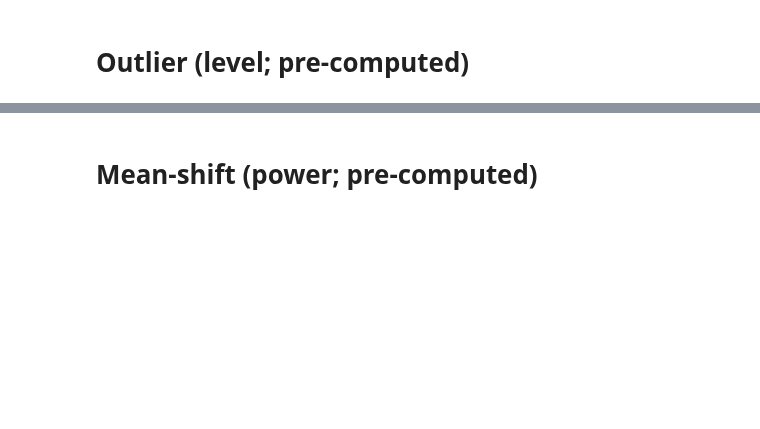
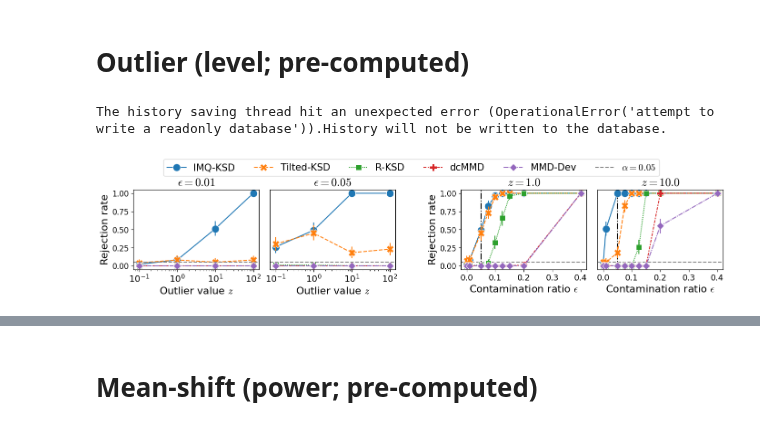
Before and after one commit to XingLLiu/robust-kernel-test, a Jupyter notebook: notebooks/gaussian.ipynb, the cells around one changed output, grey strips where cells are left out. Drawn from its saved outputs; the diff is of its cells as text; code cells hidden in the pictures; blank space fills up the shorter version.

```diff
--- a/notebooks/gaussian.ipynb
+++ b/notebooks/gaussian.ipynb
@@ -1039,4 +27,8 @@ _ = ax.plot(eps_ls, quantiles_ls, color="grey", marker="x")
 n = 500
 dim = 1
 res_stats_ol = pickle.load(open(f"../data/ol/stats_n{n}_d{dim}.pkl", "rb"))
-# tau_res = pickle.load(open(f"../data/ol/tau_d{dim}.pkl", "rb"))
+
+ol_ls = list(res_stats_ol.keys())
+eps_ls = list(res_stats_ol[ol_ls[0]].keys())
+# %% [output]
+The history saving thread hit an unexpected error (OperationalError('attempt to write a readonly database')).History will not be written to the database.
@@ -1088,4 +60,77 @@ def convert_df_ol(res_stats_ol):
     return res_df
 # %%
 res_df = convert_df_ol(res_stats_ol)
+# %%
+# level plot
+eps_ls_plot = [0.01, 0.05]
+fig = plt.figure(figsize=(3*4, 2.5))
+
+# Define the width of each subplot and the gap you want between subplots 2 and 3
+subplot_width = 0.23
+gap = 0.1
+
+# Define positions for each subplot
+positions = [
+    [0.05, 0.1, subplot_width, 0.7],              # subplot 1
+    [0.3, 0.1, subplot_width, 0.7],               # subplot 2
+    [0.55 + gap, 0.1, subplot_width, 0.7],        # subplot 3
+    [0.8 + gap, 0.1, subplot_width, 0.7],         # subplot 4
+]
+
+# Create subplots with specific positions
+ax1 = fig.add_axes(positions[0])
+ax2 = fig.add_axes(positions[1])
+ax3 = fig.add_axes(positions[2])
+ax4 = fig.add_axes(positions[3])
+axes = [ax1, ax2, ax3, ax4]
+
+# level
+for i, eps in enumerate(eps_ls_plot):
+    ax = axes[i]
+    res_df_sub = res_df.loc[res_df.eps == eps]
+
+    _ = sns.lineplot(ax=ax, data=res_df_sub, x="ol", y="rej", hue="method", style="method", markers=True, err_style="bars", markersize=12)
+
+    ax.axhline(0.05, linestyle="--", color="grey", label=r"$\alpha = 0.05$")
+    ax.set_xscale("log")
+    ax.set_ylim(-0.05, 1.05)
+    ax.tick_params(axis="both", labelsize=14)
+    ax.yaxis.set_tick_params(labelsize=12)
+    ax.set_xlabel(r"Outlier value $z$", fontsize=16)
+    ax.set_ylabel("Rejection rate", fontsize=16)
+    ax.set_title(rf"$\epsilon={eps}$", fontsize=18)
+    ax.legend([],[], frameon=False)
+    if i > 0:
+        ax.get_yaxis().set_ticks([])
+        ax.set_ylabel("")
+
+# power
+eps0 = 0.05
+
+eps_ls_plot = [0.1, 0.15, 0.2]
+ol_ls_plot = [1., 10.]
+
+for i, ol in enumerate(ol_ls_plot):
+    ax = axes[i+2]
+    res_df_sub = res_df.loc[(res_df.ol == ol) & (res_df.eps <= 0.5)]
+
+    ax.axhline(0.05, linestyle="--", color="grey")
+    ax.axvline(eps0, linestyle="-.", color="k")
+    _ = sns.lineplot(ax=ax, data=res_df_sub, x="eps", y="rej", hue="method", style="method", markers=True, err_style="bars", markersize=12)
+
+    ax.set_ylim(-0.05, 1.05)
+    ax.tick_params(axis="both", labelsize=13)
+    ax.yaxis.set_tick_params(labelsize=12)
+    ax.set_xlabel(r"Contamination ratio $\epsilon$", fontsize=16)
+    ax.set_ylabel("Rejection rate", fontsize=16)
+    ax.set_title(rf"$z={ol}$", fontsize=18)
+    ax.legend([],[], frameon=False)
+    if i > 0:
+        ax.get_yaxis().set_ticks([])
+        ax.set_ylabel("")
+
+lgd = axes[0].legend(bbox_to_anchor=(.2, 1.11, 1, 0.2), loc="lower left", ncol=7, fontsize=15)
+plt.savefig("../figs/robust/rej_ol.pdf", bbox_extra_artists=(lgd,), bbox_inches="tight")
+# %% [output]
+[figure, added]
 # %%
```
Also changed, not shown: parts of 80 cells of this notebook, 15 other files.
